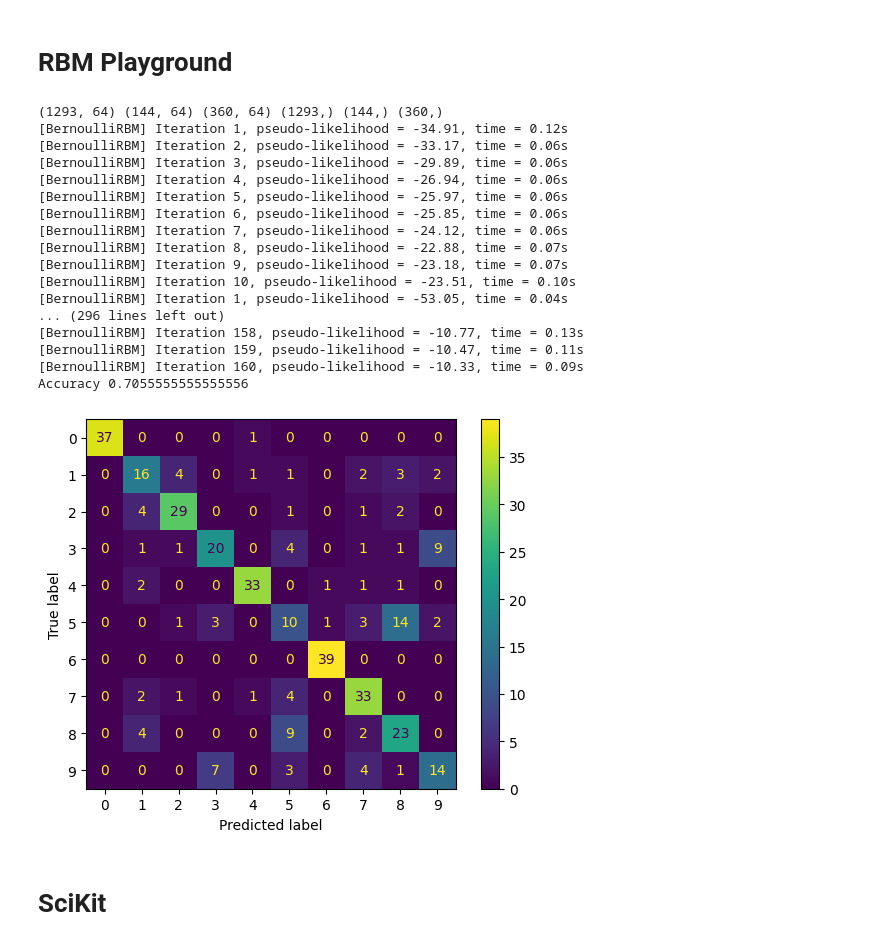
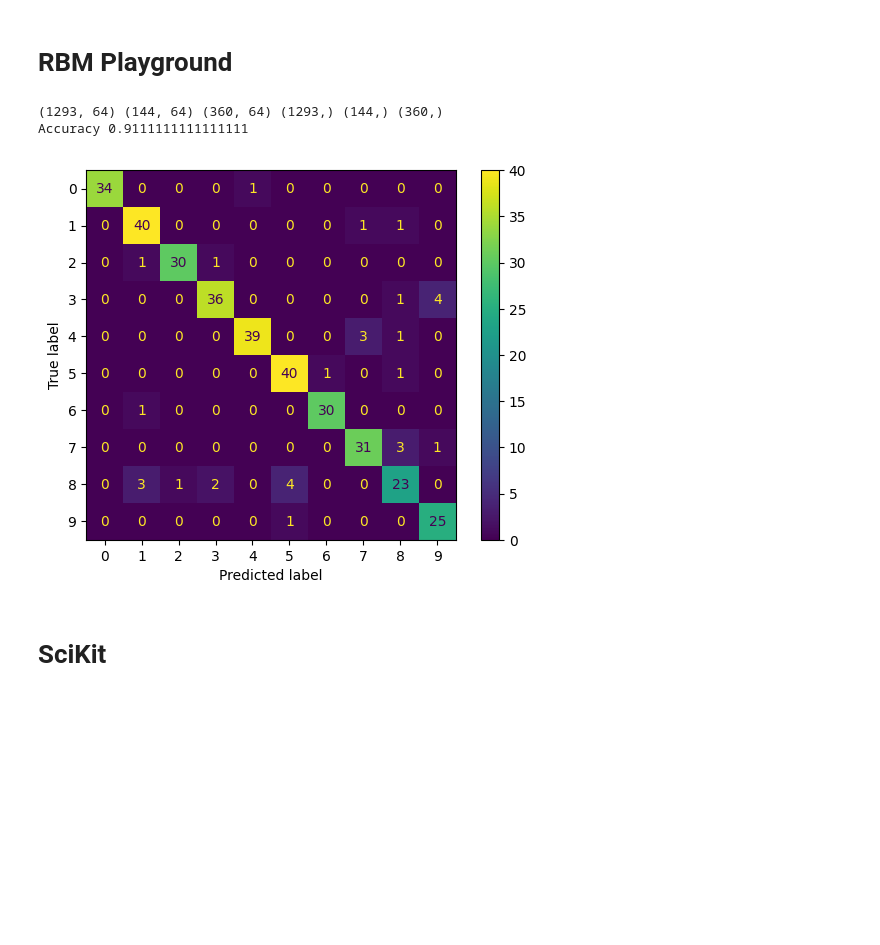
Before and after one commit to alaricespina/Thesis-Repository, a Jupyter notebook: Final Model Files/AlgorithmTesting.ipynb, the cells around one changed output. Drawn from its saved outputs; the diff is of its cells as text; code cells hidden in the pictures; blank space fills up the shorter version.

```diff
--- a/Model Training/Custom DBN/AlgorithmPlayground.ipynb
+++ b/Final Model Files/AlgorithmTesting.ipynb
@@ -150,67 +159,57 @@ X, y = load_digits(return_X_y = True)
 # X = np.asarray(X, "float32")
 # X = minmax_scale(X, feature_range=(0, 1))
 
-X_train, X_test, y_train, y_test = train_test_split(X, y, test_size = 0.2)
-X_train, X_valid, y_train, y_valid = train_test_split(X_train, y_train, test_size = 0.1)
+X_train, X_test, y_train, y_test = train_test_split(X, y, test_size = 0.2, random_state = 0)
+X_train, X_valid, y_train, y_valid = train_test_split(X_train, y_train, test_size = 0.1, random_state = 0)
 
 print(X_train.shape, X_valid.shape, X_test.shape, y_train.shape, y_valid.shape, y_test.shape)
 
 # ("random forest", RandomForestClassifier()),
 # ("ada boost", AdaBoostClassifier()),
 # ("gaussian process", GaussianProcessClassifier()),
 # ("decision tree", DecisionTreeClassifier()),
 # ("mlp", MLPClassifier()),
 # ("svm", SVC())
 
 # print("Before RBM: ", X_train[0])
 
 pipe = Pipeline([
-    ("mms1", MinMaxScaler()),
-    ("rbm1", BernoulliRBM(n_components=100, learning_rate = 0.1, n_iter = 10, verbose = True)),
-    ("mms2", MinMaxScaler()),
-    ("rbm2", BernoulliRBM(n_components=100, learning_rate = 0.1, n_iter = 20, verbose = True)),
-    ("mms3", MinMaxScaler()),
-    ("rbm3", BernoulliRBM(n_components=100, learning_rate = 0.1, n_iter = 40, verbose = True)),
+    # ("mms1", MinMaxScaler()),
+    # ("rbm1", BernoulliRBM(n_components=128, learning_rate = 0.1, n_iter = 10, verbose = True)),
+    # ("mms2", MinMaxScaler()),
+    # ("rbm2", BernoulliRBM(n_components=192, learning_rate = 0.1, n_iter = 10, verbose = True)),
+    # ("mms3", MinMaxScaler()),
+    # ("rbm3", BernoulliRBM(n_components=256, learning_rate = 0.1, n_iter = 10, verbose = True)),
     ("mms4", MinMaxScaler()),
-    ("rbm4", BernoulliRBM(n_components=100, learning_rate = 0.1, n_iter = 80, verbose = True)),
+    ("rbm4", BernoulliRBM(n_components=128, learning_rate = 0.1, n_iter = 20, verbose = False, random_state = 0)),
     ("mms5", MinMaxScaler()),
-    ("rbm5", BernoulliRBM(n_components=100, learning_rate = 0.1, n_iter = 160, verbose = True)),
+    ("rbm5", BernoulliRBM(n_components=64, learning_rate = 0.1, n_iter = 10, verbose = False, random_state = 0)),
     ("final_classifier", RandomForestClassifier())
 ])
 # print("After RBM: ",X_train[0])
 pipe.fit(X_train, y_train)
 y_pred = pipe.predict(X_test)
 
 print("Accuracy", accuracy_score(y_test, y_pred))
 
 r_cm = confusion_matrix(y_test, y_pred)
 disp = ConfusionMatrixDisplay(confusion_matrix = r_cm)
 
 disp.plot()
 plt.show()
 
-# 97.5, 98.8, 95.5 - SS + RFC
-# 98, 97, 98 - SS + SVC
-# 98, 98, 98 - SV
+# .91, .90, .91 -128, 10
+# .89, .88, .90 -256, 10
+# .93, .91, .90 -64, 10
+# .89, .89, .92 -32, 10
+# .85, .85, .85 -64, 64, (10)
+# .86, .86, .86 -64, 64, (10)
+# .88, .91, .87 -64, 64, (10, 20)
+# .91, .91,
 # %% [output]
 (1293, 64) (144, 64) (360, 64) (1293,) (144,) (360,)
-[BernoulliRBM] Iteration 1, pseudo-likelihood = -34.91, time = 0.12s
-[BernoulliRBM] Iteration 2, pseudo-likelihood = -33.17, time = 0.06s
-[BernoulliRBM] Iteration 3, pseudo-likelihood = -29.89, time = 0.06s
-[BernoulliRBM] Iteration 4, pseudo-likelihood = -26.94, time = 0.06s
-[BernoulliRBM] Iteration 5, pseudo-likelihood = -25.97, time = 0.06s
-[BernoulliRBM] Iteration 6, pseudo-likelihood = -25.85, time = 0.06s
-[BernoulliRBM] Iteration 7, pseudo-likelihood = -24.12, time = 0.06s
-[BernoulliRBM] Iteration 8, pseudo-likelihood = -22.88, time = 0.07s
-[BernoulliRBM] Iteration 9, pseudo-likelihood = -23.18, time = 0.07s
-[BernoulliRBM] Iteration 10, pseudo-likelihood = -23.51, time = 0.10s
-[BernoulliRBM] Iteration 1, pseudo-likelihood = -53.05, time = 0.04s
-... (296 lines left out)
-[BernoulliRBM] Iteration 158, pseudo-likelihood = -10.77, time = 0.13s
-[BernoulliRBM] Iteration 159, pseudo-likelihood = -10.47, time = 0.11s
-[BernoulliRBM] Iteration 160, pseudo-likelihood = -10.33, time = 0.09s
-Accuracy 0.7055555555555556
+Accuracy 0.9111111111111111
-[figure, old version]
+[figure, new version]
 # %% [markdown]
 # SciKit
 # %%
```
Also changed, not shown: parts of 3 cells of this notebook, 32 other files.
